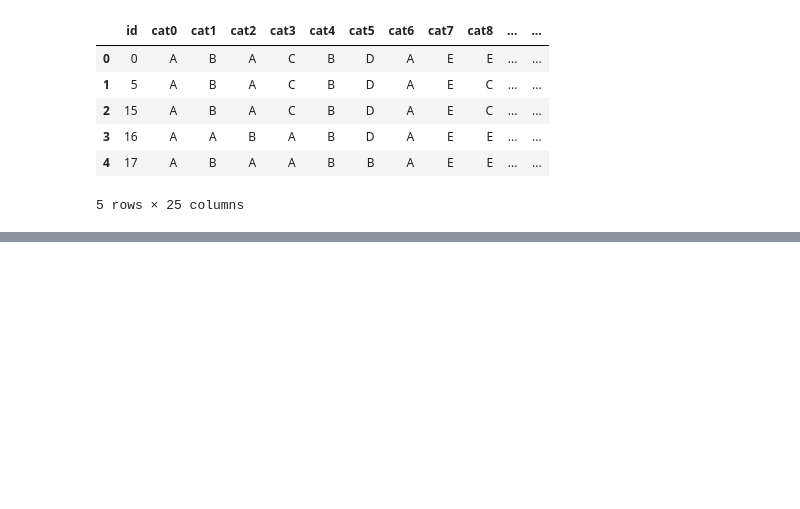
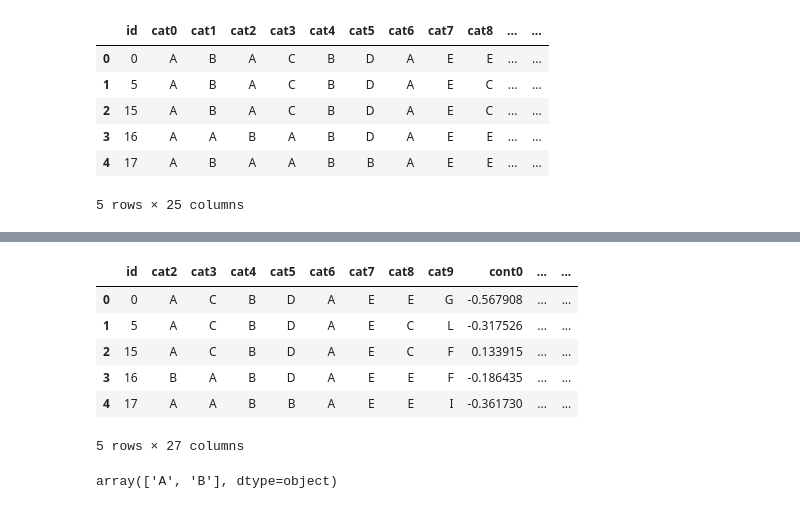
Before and after one commit to ngachago/tabular_comp, a Jupyter notebook: tabular_playground_comp_feb21.ipynb, the cells around one changed output, grey strips where cells are left out. Saved outputs shown, nothing was run; the diff lists cells and outputs as text; code cells hidden in the pictures; blank space fills up the shorter version.

```diff
--- a/tabular_playground_comp_feb21.ipynb
+++ b/tabular_playground_comp_feb21.ipynb
@@ -598,0 +629,19 @@ test_df.head()
+# %%
+ohe1 = OneHotEncoder(sparse = False)
+ohe1.fit(test_df[['cat1']])
+cat1_encoded = ohe1.transform(test_df[['cat1']])
+test_df['cat1_a'],test_df["cat1_b"] = cat1_encoded.T
+test_df.drop(columns='cat1', inplace=True)
+test_df.head()
+# %% [output]
+|  | id | cat2 | cat3 | cat4 | cat5 | cat6 | cat7 | cat8 | cat9 | cont0 | ... | ... |
+| 0 | 0 | A | C | B | D | A | E | E | G | -0.567908 | ... | ... |
+| 1 | 5 | A | C | B | D | A | E | C | L | -0.317526 | ... | ... |
+| 2 | 15 | A | C | B | D | A | E | C | F | 0.133915 | ... | ... |
+| 3 | 16 | B | A | B | D | A | E | E | F | -0.186435 | ... | ... |
+| 4 | 17 | A | A | B | B | A | E | E | I | -0.361730 | ... | ... |
+5 rows × 27 columns
+# %%
+test_df.cat2.unique()
+# %% [output]
+array(['A', 'B'], dtype=object)
```
Also changed, not shown: parts of 45 cells of this notebook, 2 other files.
